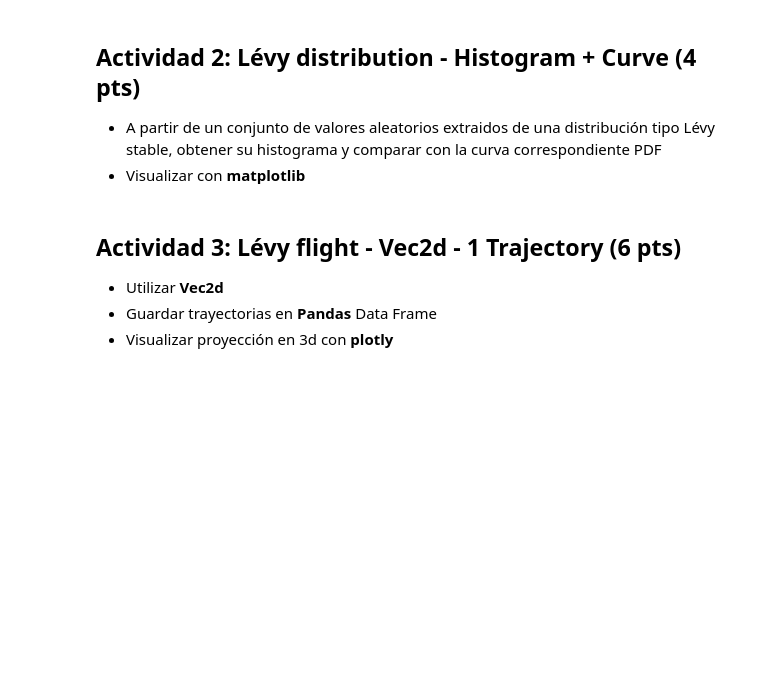
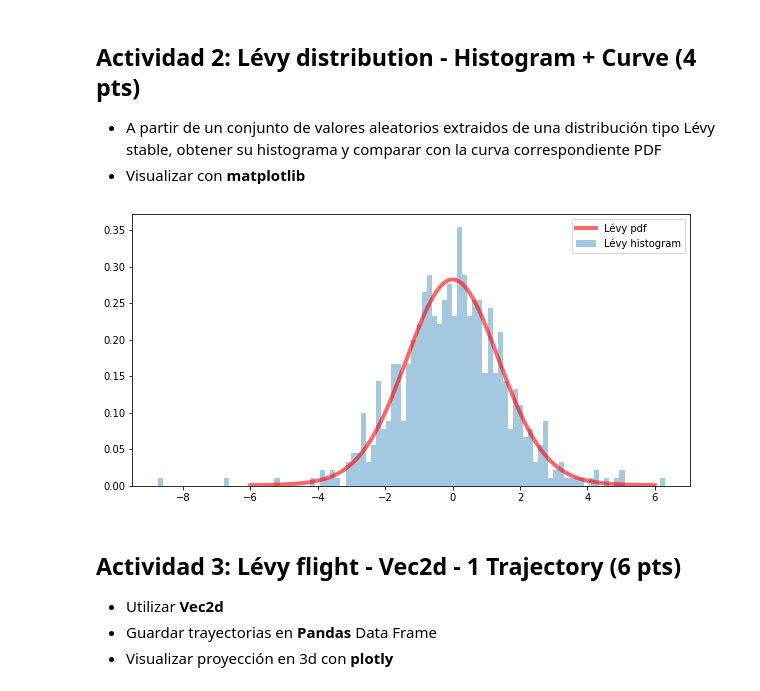
Before and after one commit to anisbarajas/LevyFlight, a Jupyter notebook: TI_1_Practica2.ipynb, the cells around one changed output. Drawn from its saved outputs; the diff is of its cells as text; code cells hidden in the pictures; blank space fills up the shorter version.

Commit message:
Actividad 2: Lévy distribution - Histogram + Curve

```diff
--- a/TI_1_Practica2.ipynb
+++ b/TI_1_Practica2.ipynb
@@ -101,6 +101,27 @@ fig_Levy_pdf.show()
 
 * A partir de un conjunto de valores aleatorios extraidos de una distribución tipo Lévy stable, obtener su histograma y comparar con la curva correspondiente PDF
 * Visualizar con **matplotlib**
+# %%
+# Parametros de la distribución
+Levy_exponent = 1.9
+beta = 0
+size = 600
+
+levy_stable_rvs = levy_stable.rvs(Levy_exponent,beta,size=size)
+
+aux_domain = np.linspace(-6,6,size)
+levy_stable_pdf = np.array([levy_stable.pdf(i, Levy_exponent ,beta) for i in aux_domain])
+
+fig,ax = plt.subplots(1,1)
+fig.set_figheight(5)
+fig.set_figwidth(10)
+
+ax.hist(levy_stable_rvs,bins=100, density=True, histtype='stepfilled',alpha=0.4, label='Lévy histogram')
+ax.plot(aux_domain,levy_stable_pdf,'r-', lw=4, alpha=0.6, label='Lévy pdf')
+ax.legend(loc="best")
+plt.show()
+# %% [output]
+[figure, added]
 # %% [markdown]
 ## Actividad 3: Lévy ﬂight - Vec2d - 1 Trajectory (6 pts)
 
```
